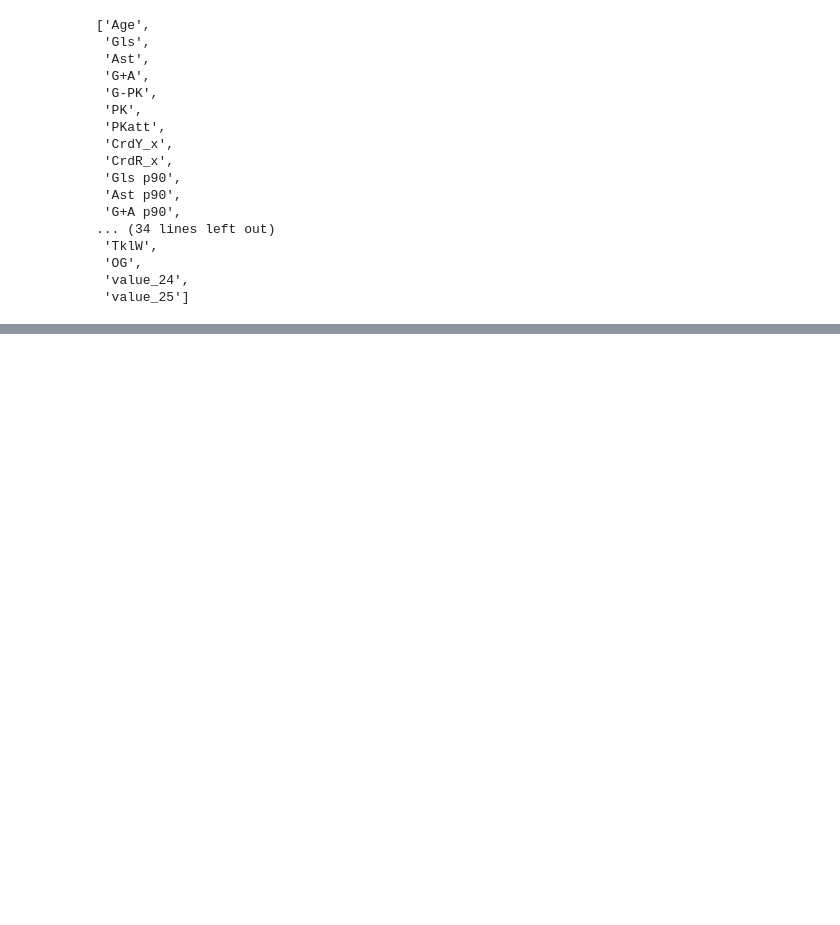
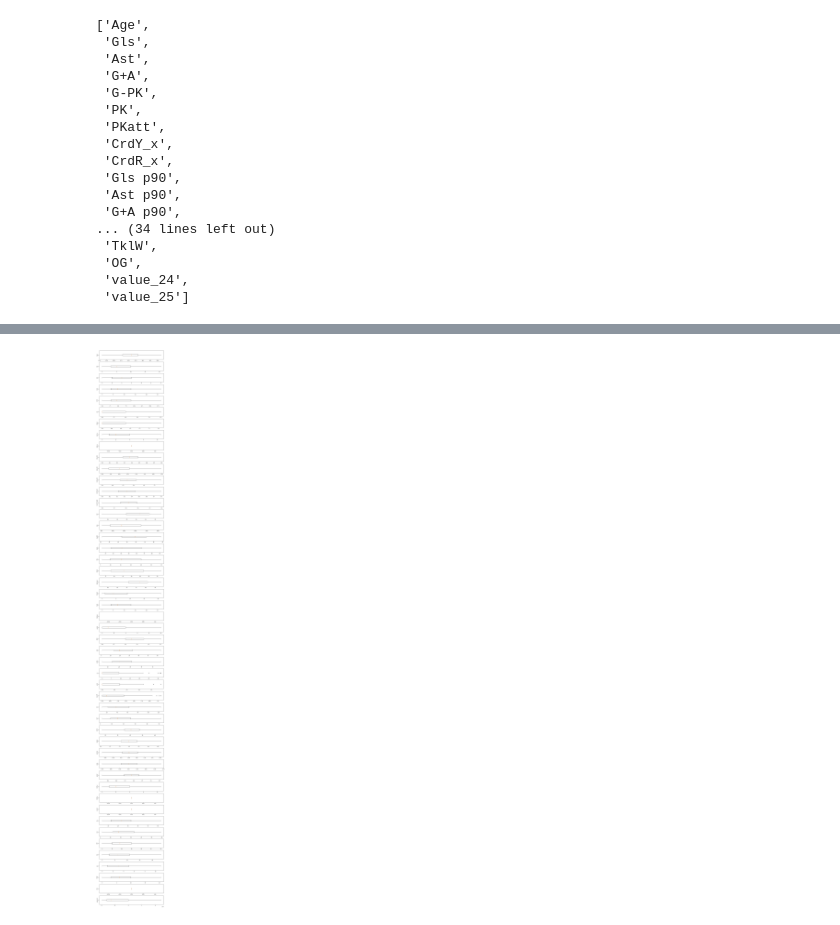
Before and after one commit to TimothySzeto/Soccer_Players_Analysis, a Jupyter notebook: notebooks/v1/collect_and_clean_training_data.ipynb, the cells around one changed output, grey strips where cells are left out. Cells and saved outputs as stored; diff of their text form; code cells hidden in the pictures; blank space fills up the shorter version.

```diff
--- a/notebooks/v1/collect_and_clean_training_data.ipynb
+++ b/notebooks/v1/collect_and_clean_training_data.ipynb
@@ -342,0 +354,32 @@ plt.show()
+# %%
+# Use IQR to handle outliers
+def detect_outliers_iqr(data, column, factor=1.5):
+    Q1 = data[column].quantile(0.25)
+    Q3 = data[column].quantile(0.75)
+    IQR = Q3 - Q1
+    lower = max(0, Q1 - factor * IQR)
+    upper = Q3 + factor * IQR
+    outliers = data[(data[column] < lower) | (data[column] > upper)]
+    return lower, upper
+
+# lower, upper = detect_outliers_iqr(X_train, 'value_24')
+
+# X_train['value_24'] = X_train['value_24'].clip(lower=lower, upper=upper)
+# X_test['value_24'] = X_test['value_24'].clip(lower=lower, upper=upper)
+
+for col in X_train:
+    lower, upper = detect_outliers_iqr(X_train, col)
+
+    X_train[col] = X_train[col].clip(lower=lower, upper=upper)
+    X_test[col] = X_test[col].clip(lower=lower, upper=upper)
+# %%
+X_train.describe()
+
+fig, axs = plt.subplots(len(X_train.columns), 1, figsize=(10, 80), dpi=95)
+for i, col in enumerate(X_train.columns):
+    axs[i].boxplot(X_train[col], vert=False)
+    axs[i].set_ylabel(col)
+plt.tight_layout()
+plt.show()
+# %% [output]
+[figure, added]
```
Also changed, not shown: parts of 8 cells of this notebook.
